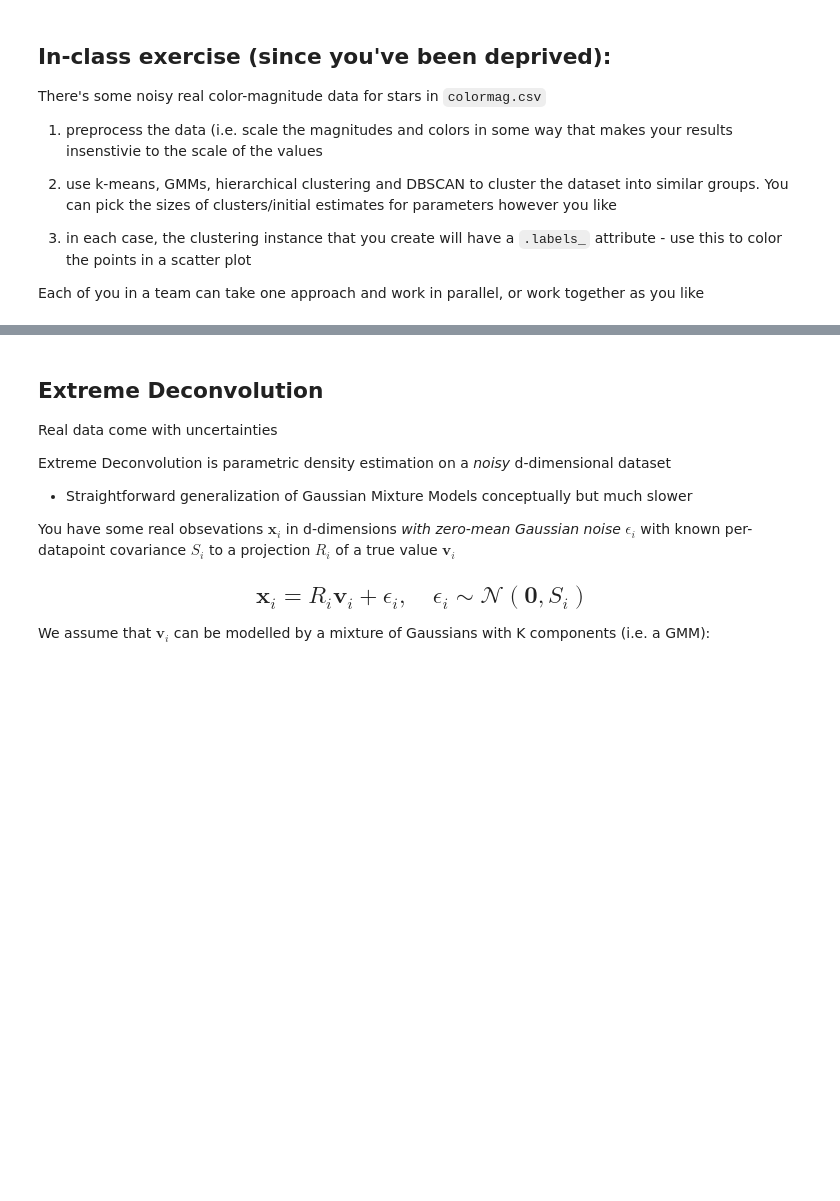
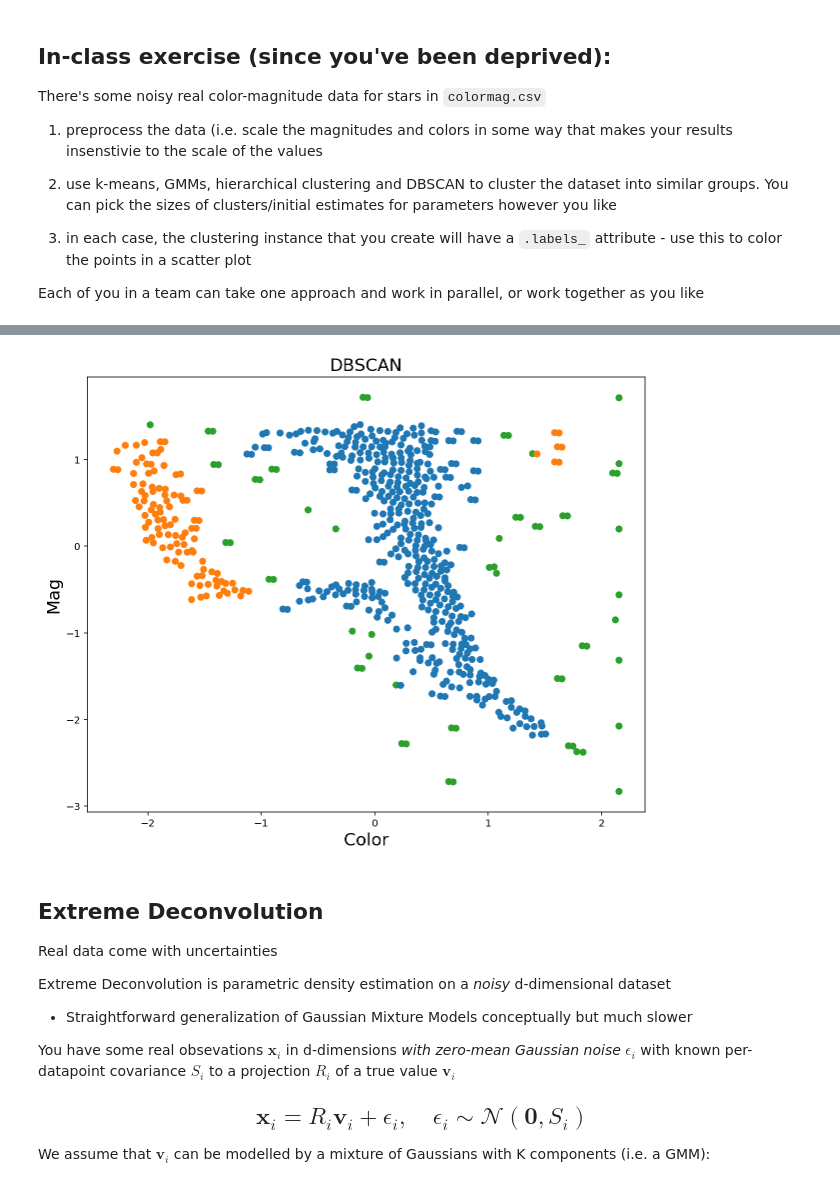
Before and after one commit to gnarayan/ast596_2020_Spring, a Jupyter notebook: lecture/13/week13_p2.ipynb, the cells around one changed output, grey strips where cells are left out. Saved outputs shown, nothing was run; the diff lists cells and outputs as text; code cells hidden in the pictures; blank space fills up the shorter version.

```diff
--- a/lecture/13/week13_p2.ipynb
+++ b/lecture/13/week13_p2.ipynb
@@ -108,3 +151,17 @@ Each of you in a team can take one approach and work in parallel, or work togeth
+# %%
+dbs = DBSCAN(eps=0.2, min_samples=5)
+dbs.fit(Xt)
+labels = dbs.labels_
+labels += labels.min()
+labels = np.abs(labels)
+color = [f'C{i}' for i in labels]
+scatter(Xt[:,0], Xt[:,1], color=color)
+ax = plt.gca()
+ax.set_xlabel('Color', fontsize='xx-large')
+ax.set_ylabel('Mag', fontsize='xx-large')
+ax.set_title('DBSCAN', fontsize='xx-large');
+# %% [output]
+[figure, added]
 # %% [markdown]
 ## Extreme Deconvolution
 
```
Also changed, not shown: parts of 9 cells of this notebook.
